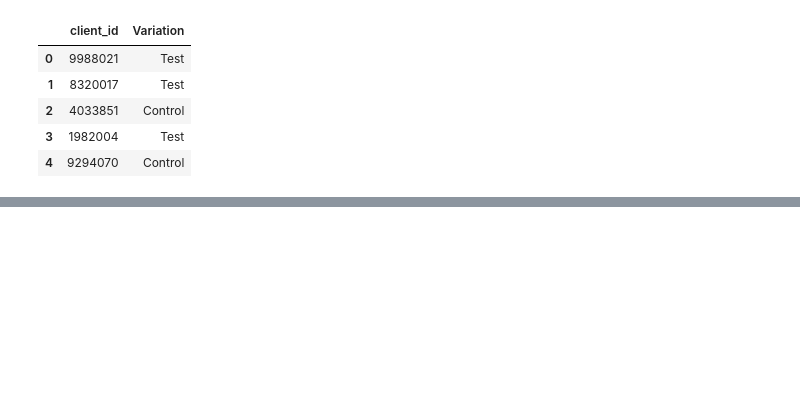
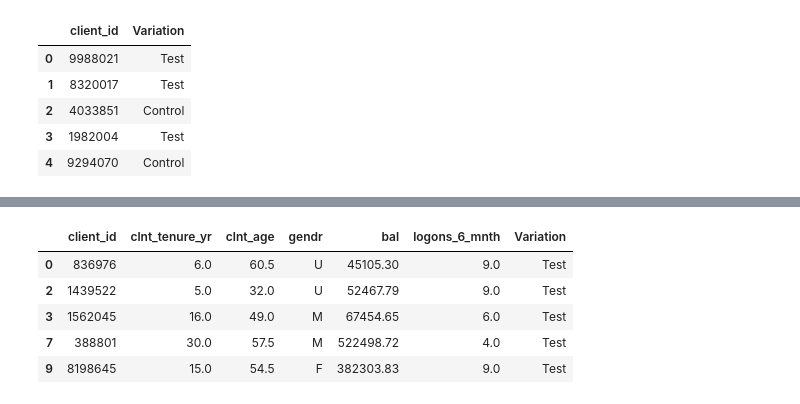
Before and after one commit to walnertpadron18/Proyecto3Tableu, a Jupyter notebook: prueba2walnert.ipynb, the cells around one changed output, grey strips where cells are left out. Saved outputs shown, nothing was run; the diff lists cells and outputs as text; code cells hidden in the pictures; blank space fills up the shorter version.

```diff
--- a/prueba2walnert.ipynb
+++ b/prueba2walnert.ipynb
@@ -76,0 +171,9 @@ dtype: int64
+# %%
+df_test.head()
+# %% [output]
+|  | client_id | clnt_tenure_yr | clnt_age | gendr | bal | logons_6_mnth | Variation |
+| 0 | 836976 | 6.0 | 60.5 | U | 45105.30 | 9.0 | Test |
+| 2 | 1439522 | 5.0 | 32.0 | U | 52467.79 | 9.0 | Test |
+| 3 | 1562045 | 16.0 | 49.0 | M | 67454.65 | 6.0 | Test |
+| 7 | 388801 | 30.0 | 57.5 | M | 522498.72 | 4.0 | Test |
+| 9 | 8198645 | 15.0 | 54.5 | F | 382303.83 | 9.0 | Test |
```
Also changed, not shown: parts of 24 cells of this notebook.
